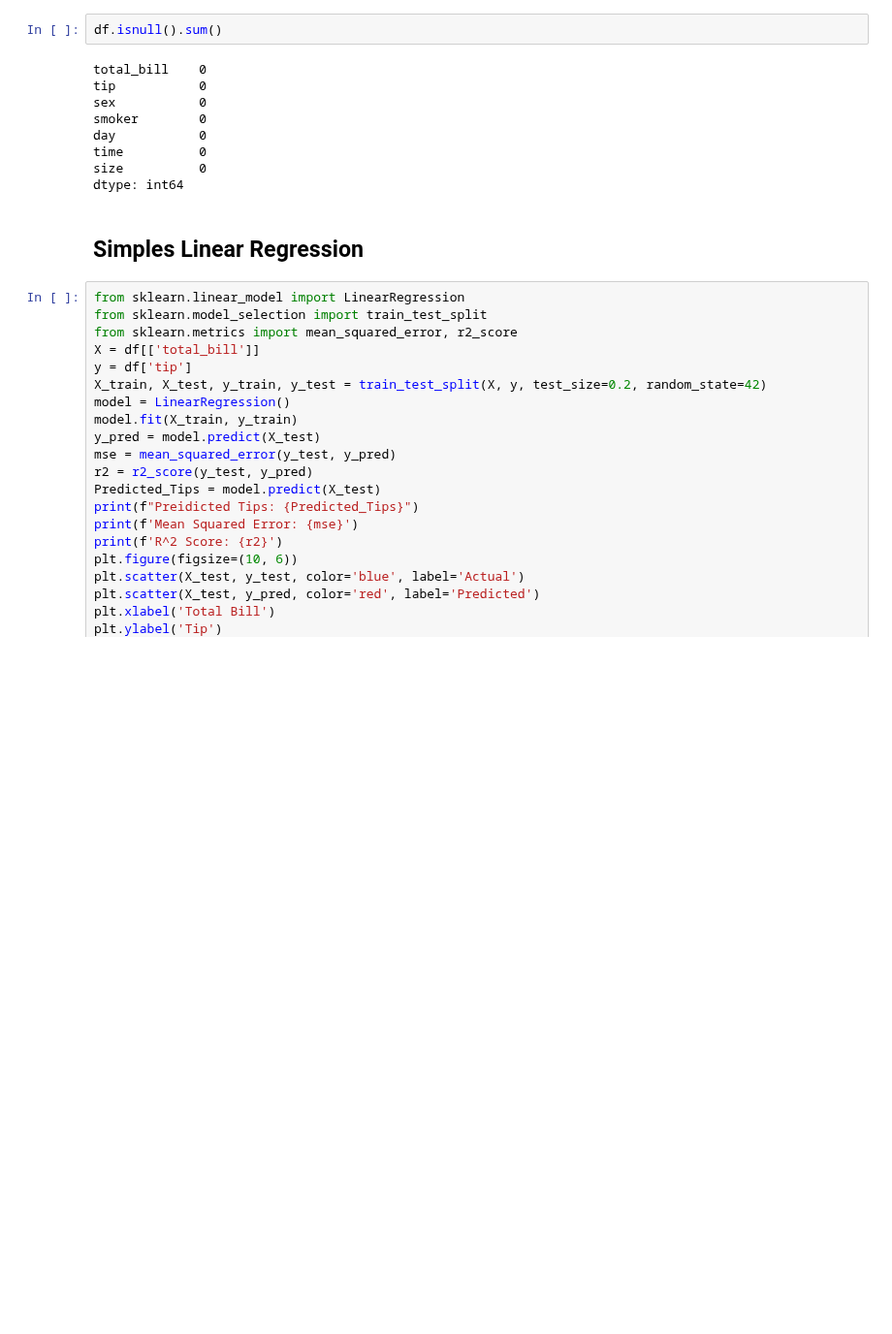
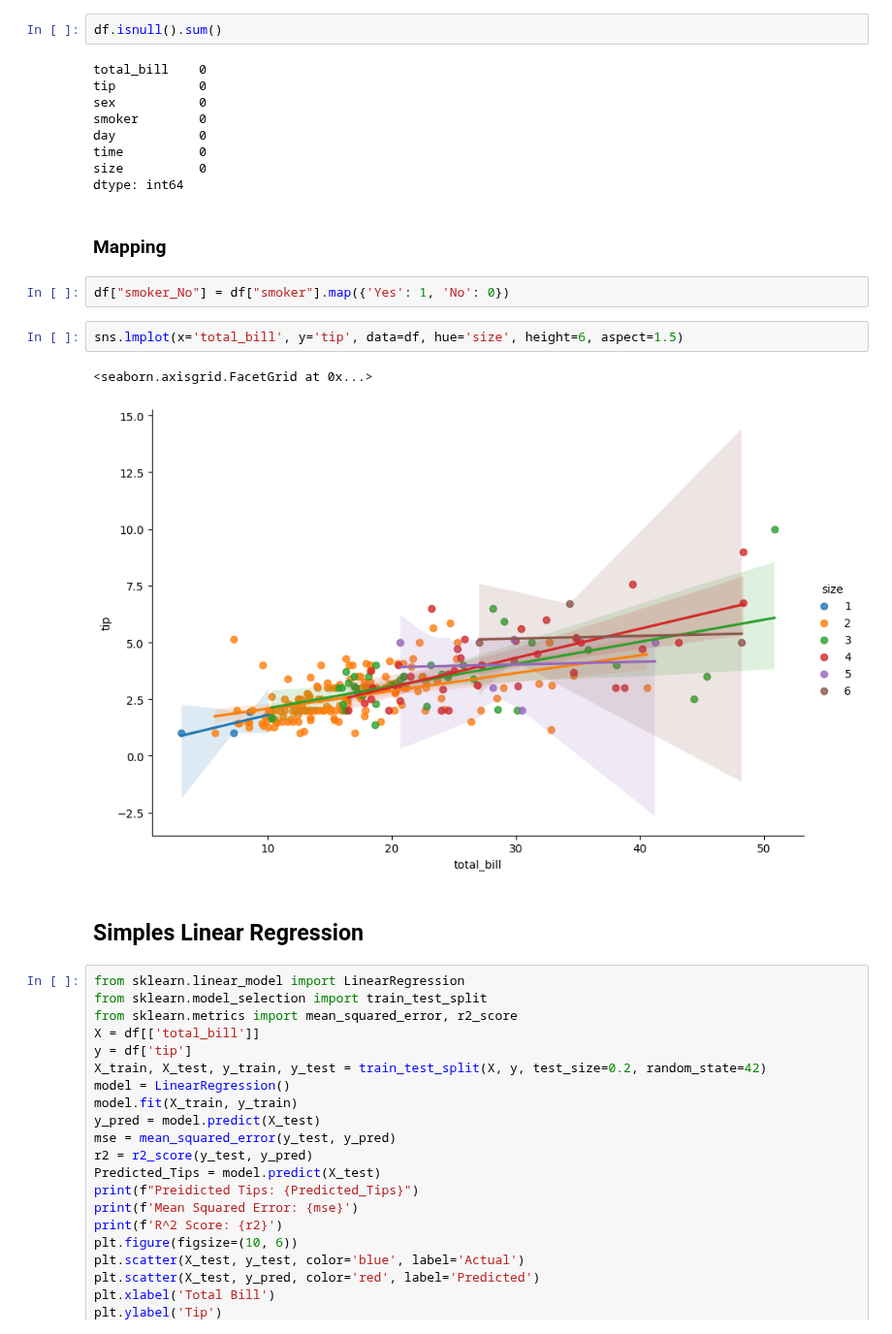
Before and after one commit to abubakar786565/Machine-Learning, a Jupyter notebook: 02_Intermediate_Scikit_Learn.ipynb, the cells around one changed output. Shown at 97% size. Drawn from its saved outputs; the diff is of its cells as text; blank space fills up the shorter version.

```diff
--- a/02_Intermediate_Scikit_Learn.ipynb
+++ b/02_Intermediate_Scikit_Learn.ipynb
@@ -28,6 +37,15 @@ day           0
 time          0
 size          0
 dtype: int64
+# %% [markdown]
+### Mapping
+# %%
+df["smoker_No"] = df["smoker"].map({'Yes': 1, 'No': 0})
+# %%
+sns.lmplot(x='total_bill', y='tip', data=df, hue='size', height=6, aspect=1.5)
+# %% [output]
+<seaborn.axisgrid.FacetGrid at 0x...>
+[figure, added]
 # %% [markdown]
 ## Simples Linear Regression
 # %%
```
Also changed, not shown: parts of 5 cells of this notebook.
